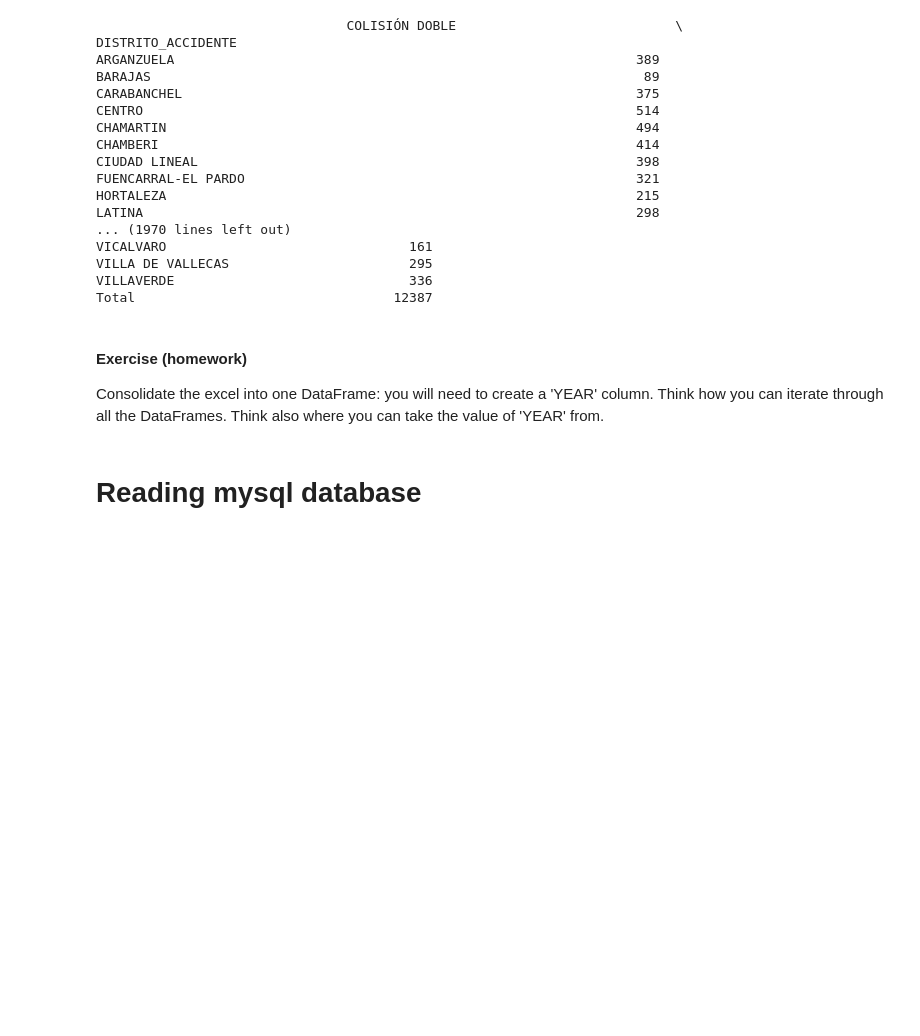
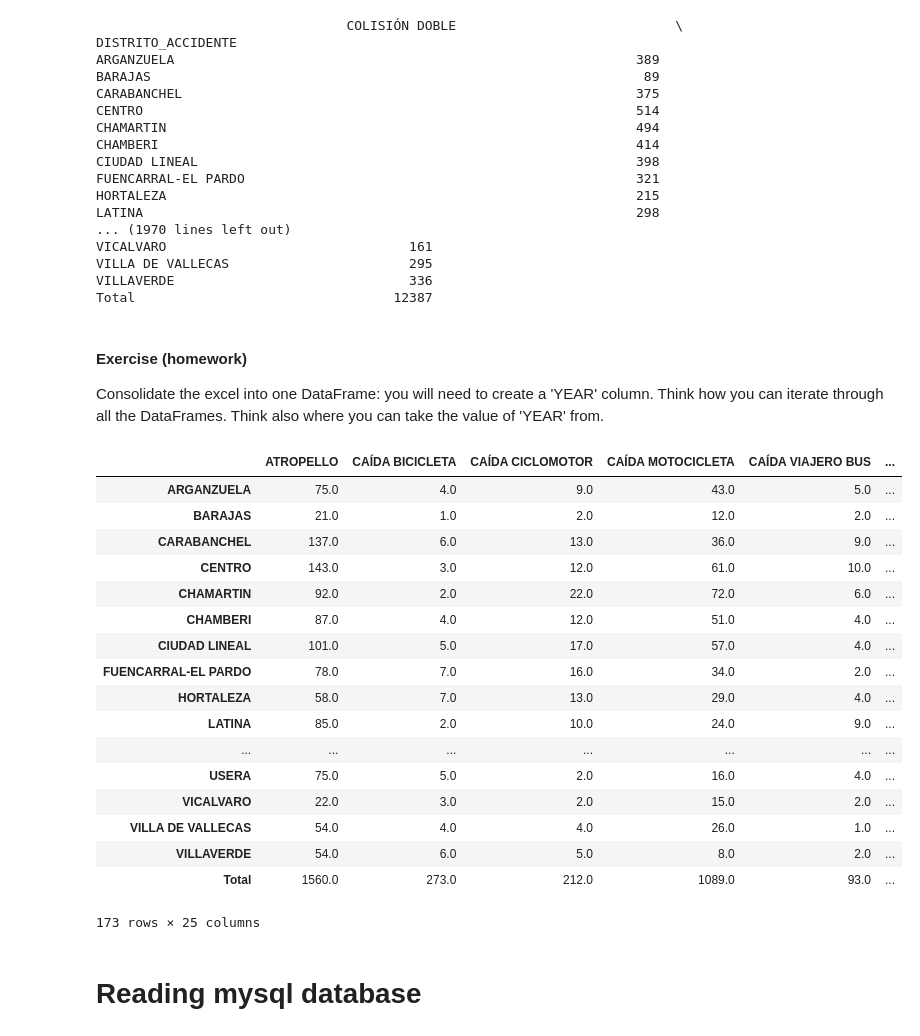
Before and after one commit to JaRodriVi/MasterDataScience, a Jupyter notebook: Class_Master/02-loading_and_saving_data_2018_04_14-clean.ipynb, the cells around one changed output. Saved outputs shown, nothing was run; the diff lists cells and outputs as text; code cells hidden in the pictures; blank space fills up the shorter version.

```diff
--- a/Class_Master/02-loading_and_saving_data_2018_04_14-clean.ipynb
+++ b/Class_Master/02-loading_and_saving_data_2018_04_14-clean.ipynb
@@ -432,6 +479,35 @@ Total                                 12387
 #### Exercise (homework)
 
 Consolidate the excel into one DataFrame: you will need to create a 'YEAR' column. Think how you can iterate through all the DataFrames. Think also where you can take the value of 'YEAR' from.
+# %%
+for year in all_accidents.keys():
+    all_accidents[year]['YEAR']=year
+# %%
+df_accidents=all_accidents['2009']
+keys=list(all_accidents.keys())
+keys.remove('2009')
+for i in range(len(keys)):
+    df_accidents=df_accidents.append(all_accidents[keys[i]])
+df_accidents
+# %% [output]
+|  | ATROPELLO | CAÍDA BICICLETA | CAÍDA CICLOMOTOR | CAÍDA MOTOCICLETA | CAÍDA VIAJERO BUS | ... |
+| ARGANZUELA | 75.0 | 4.0 | 9.0 | 43.0 | 5.0 | ... |
+| BARAJAS | 21.0 | 1.0 | 2.0 | 12.0 | 2.0 | ... |
+| CARABANCHEL | 137.0 | 6.0 | 13.0 | 36.0 | 9.0 | ... |
+| CENTRO | 143.0 | 3.0 | 12.0 | 61.0 | 10.0 | ... |
+| CHAMARTIN | 92.0 | 2.0 | 22.0 | 72.0 | 6.0 | ... |
+| CHAMBERI | 87.0 | 4.0 | 12.0 | 51.0 | 4.0 | ... |
+| CIUDAD LINEAL | 101.0 | 5.0 | 17.0 | 57.0 | 4.0 | ... |
+| FUENCARRAL-EL PARDO | 78.0 | 7.0 | 16.0 | 34.0 | 2.0 | ... |
+| HORTALEZA | 58.0 | 7.0 | 13.0 | 29.0 | 4.0 | ... |
+| LATINA | 85.0 | 2.0 | 10.0 | 24.0 | 9.0 | ... |
+| ... | ... | ... | ... | ... | ... | ... |
+| USERA | 75.0 | 5.0 | 2.0 | 16.0 | 4.0 | ... |
+| VICALVARO | 22.0 | 3.0 | 2.0 | 15.0 | 2.0 | ... |
+| VILLA DE VALLECAS | 54.0 | 4.0 | 4.0 | 26.0 | 1.0 | ... |
+| VILLAVERDE | 54.0 | 6.0 | 5.0 | 8.0 | 2.0 | ... |
+| Total | 1560.0 | 273.0 | 212.0 | 1089.0 | 93.0 | ... |
+173 rows × 25 columns
 # %% [markdown]
 # Reading mysql database
 # %%
```
Also changed, not shown: parts of 5 cells of this notebook.
